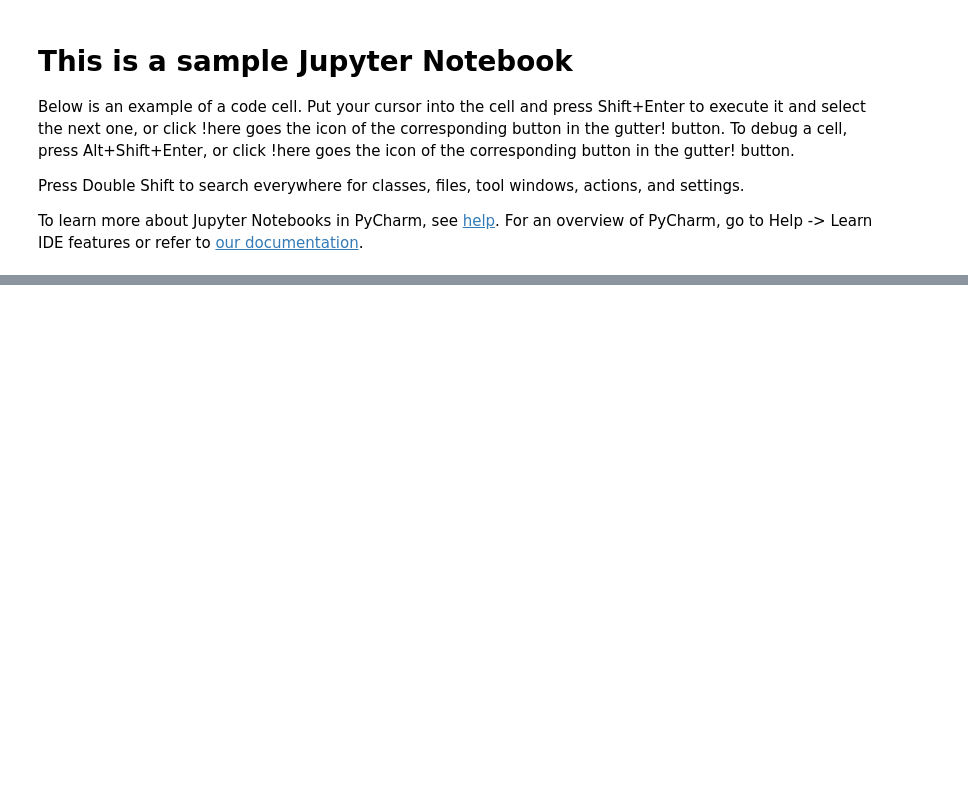
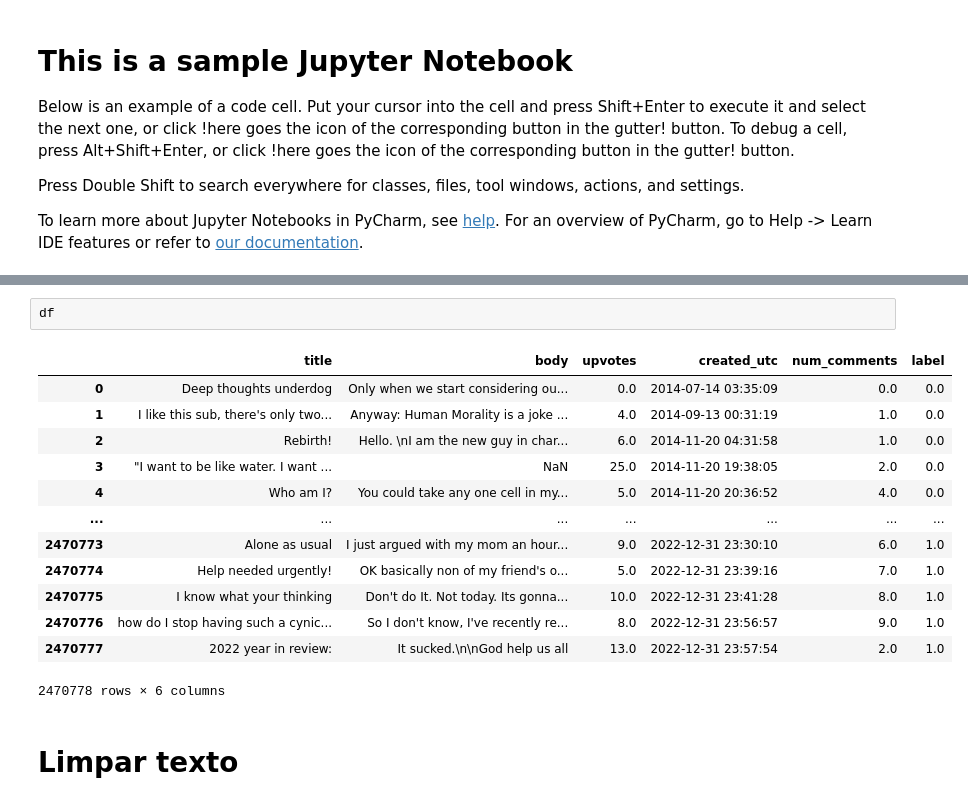
Before and after one commit to tomielopedro/FinalWork, a Jupyter notebook: sample.ipynb, the cells around one changed output, grey strips where cells are left out. Cells and saved outputs as stored; diff of their text form; blank space fills up the shorter version.

```diff
--- a/sample.ipynb
+++ b/sample.ipynb
@@ -23,0 +114,18 @@ Path to dataset files: /Users/pedrotomielo/.cache/kagglehub/datasets/rishabhkaus
+# %%
+df
+# %% [output]
+|  | title | body | upvotes | created_utc | num_comments | label |
+| 0 | Deep thoughts underdog | Only when we start considering ou... | 0.0 | 2014-07-14 03:35:09 | 0.0 | 0.0 |
+| 1 | I like this sub, there's only two... | Anyway: Human Morality is a joke ... | 4.0 | 2014-09-13 00:31:19 | 1.0 | 0.0 |
+| 2 | Rebirth! | Hello. \nI am the new guy in char... | 6.0 | 2014-11-20 04:31:58 | 1.0 | 0.0 |
+| 3 | "I want to be like water. I want ... | NaN | 25.0 | 2014-11-20 19:38:05 | 2.0 | 0.0 |
+| 4 | Who am I? | You could take any one cell in my... | 5.0 | 2014-11-20 20:36:52 | 4.0 | 0.0 |
+| ... | ... | ... | ... | ... | ... | ... |
+| 2470773 | Alone as usual | I just argued with my mom an hour... | 9.0 | 2022-12-31 23:30:10 | 6.0 | 1.0 |
+| 2470774 | Help needed urgently! | OK basically non of my friend's o... | 5.0 | 2022-12-31 23:39:16 | 7.0 | 1.0 |
+| 2470775 | I know what your thinking | Don't do It. Not today. Its gonna... | 10.0 | 2022-12-31 23:41:28 | 8.0 | 1.0 |
+| 2470776 | how do I stop having such a cynic... | So I don't know, I've recently re... | 8.0 | 2022-12-31 23:56:57 | 9.0 | 1.0 |
+| 2470777 | 2022 year in review: | It sucked.\n\nGod help us all | 13.0 | 2022-12-31 23:57:54 | 2.0 | 1.0 |
+2470778 rows × 6 columns
+# %% [markdown]
+# Limpar texto
```
Also changed, not shown: parts of 23 cells of this notebook.
